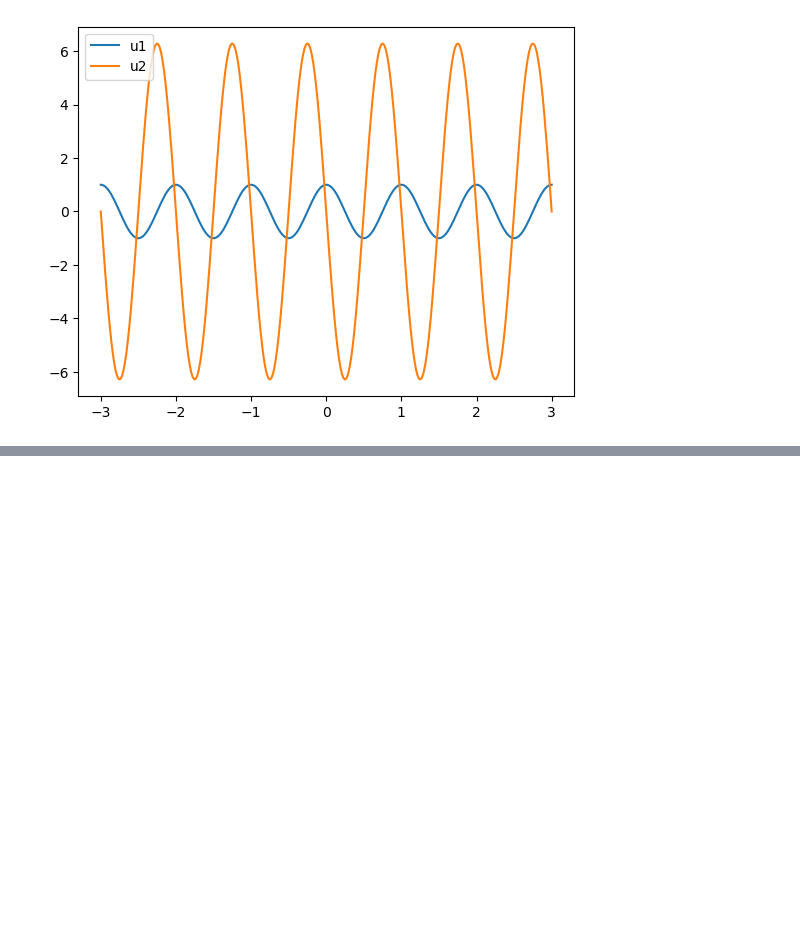
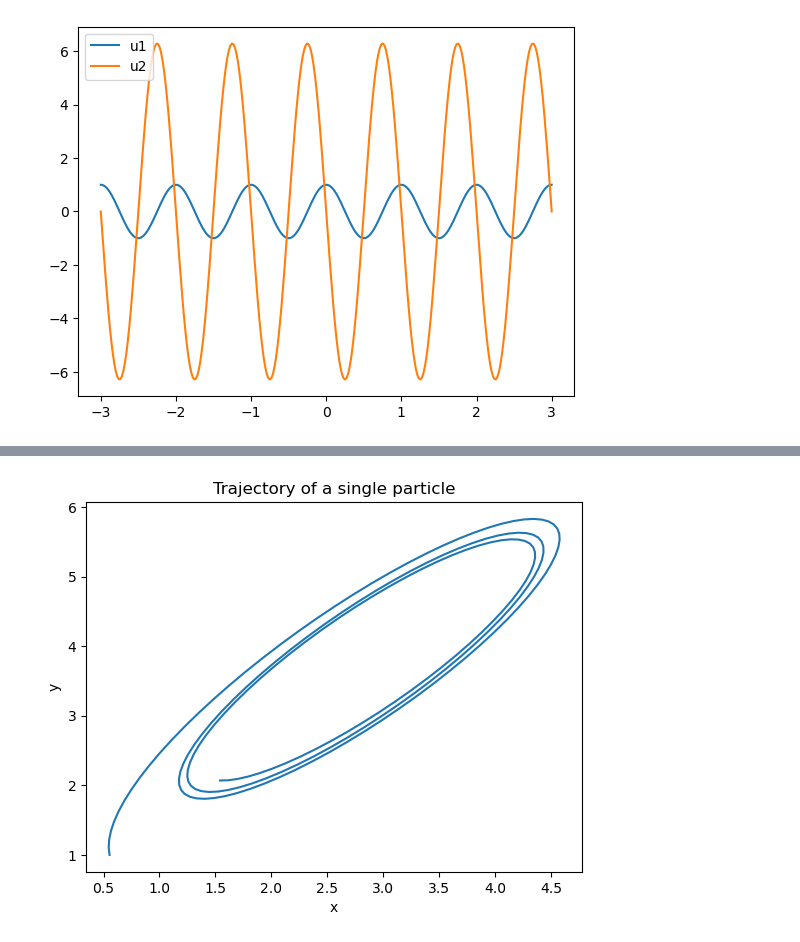
Before and after one commit to Hari31416/MSc_Project, a Jupyter notebook: Basics_Of_Plasma/Some_ODEs.ipynb, the cells around one changed output, grey strips where cells are left out. Drawn from its saved outputs; the diff is of its cells as text; code cells hidden in the pictures; blank space fills up the shorter version.

```diff
--- a/Basics_Of_Plasma/Some_ODEs.ipynb
+++ b/Basics_Of_Plasma/Some_ODEs.ipynb
@@ -96,0 +139,7 @@ plt.legend();
+# %%
+plt.plot(xs[:, 0], ys[:, 0])
+plt.xlabel("x")
+plt.ylabel("y")
+plt.title("Trajectory of a single particle");
+# %% [output]
+[figure, added]
```
Also changed, not shown: parts of 3 cells of this notebook, 21 other files.
